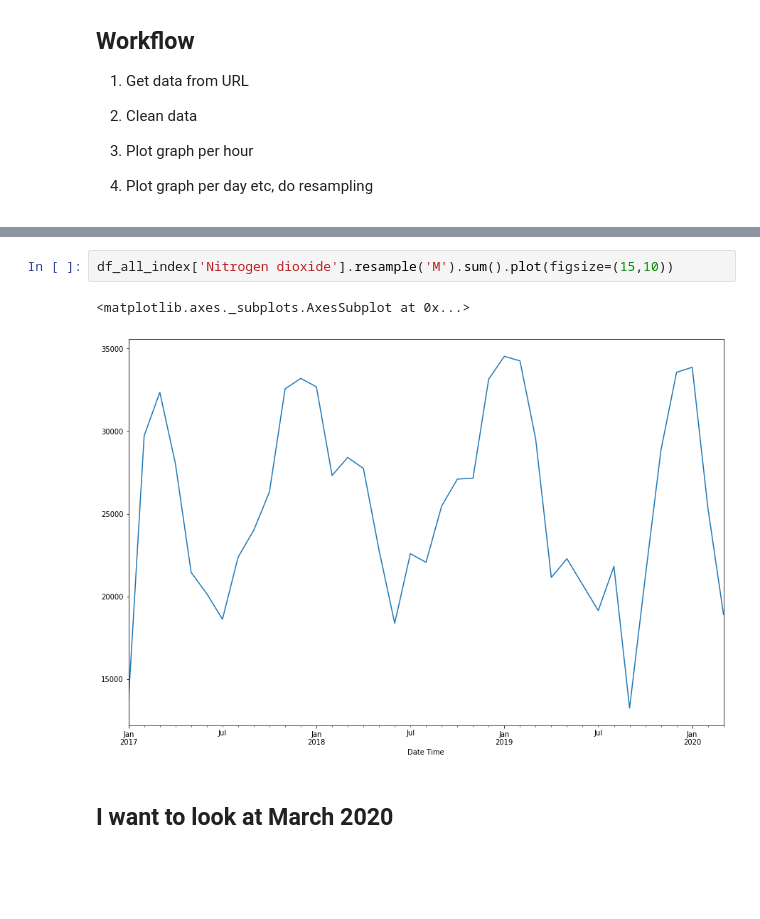
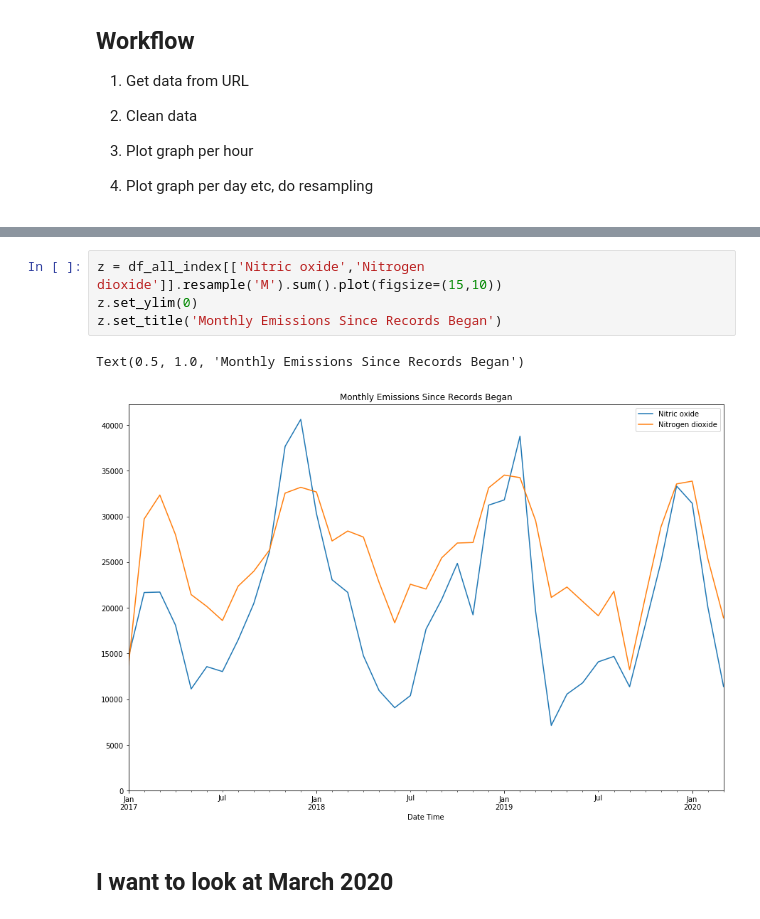
Before and after one commit to productivityboyz/Air-Pollution-Project, a Jupyter notebook: Derby Air Pollution.ipynb, the cells around one changed output, grey strips where cells are left out. Cells and saved outputs as stored; diff of their text form; blank space fills up the shorter version.

```diff
--- a/Derby Air Pollution.ipynb
+++ b/Derby Air Pollution.ipynb
@@ -108,8 +105,10 @@ df_2020['Nitrogen dioxide'].resample('W').sum().plot(figsize=(15,10))
 # %%
-df_all_index['Nitrogen dioxide'].resample('M').sum().plot(figsize=(15,10))
+z = df_all_index[['Nitric oxide','Nitrogen dioxide']].resample('M').sum().plot(figsize=(15,10))
+z.set_ylim(0)
+z.set_title('Monthly Emissions Since Records Began')
 # %% [output]
-<matplotlib.axes._subplots.AxesSubplot at 0x...>
+Text(0.5, 1.0, 'Monthly Emissions Since Records Began')
-[figure, old version]
+[figure, new version]
 # %% [markdown]
 ## I want to look at March 2020
 # %%
```
Also changed, not shown: parts of 10 cells of this notebook.
